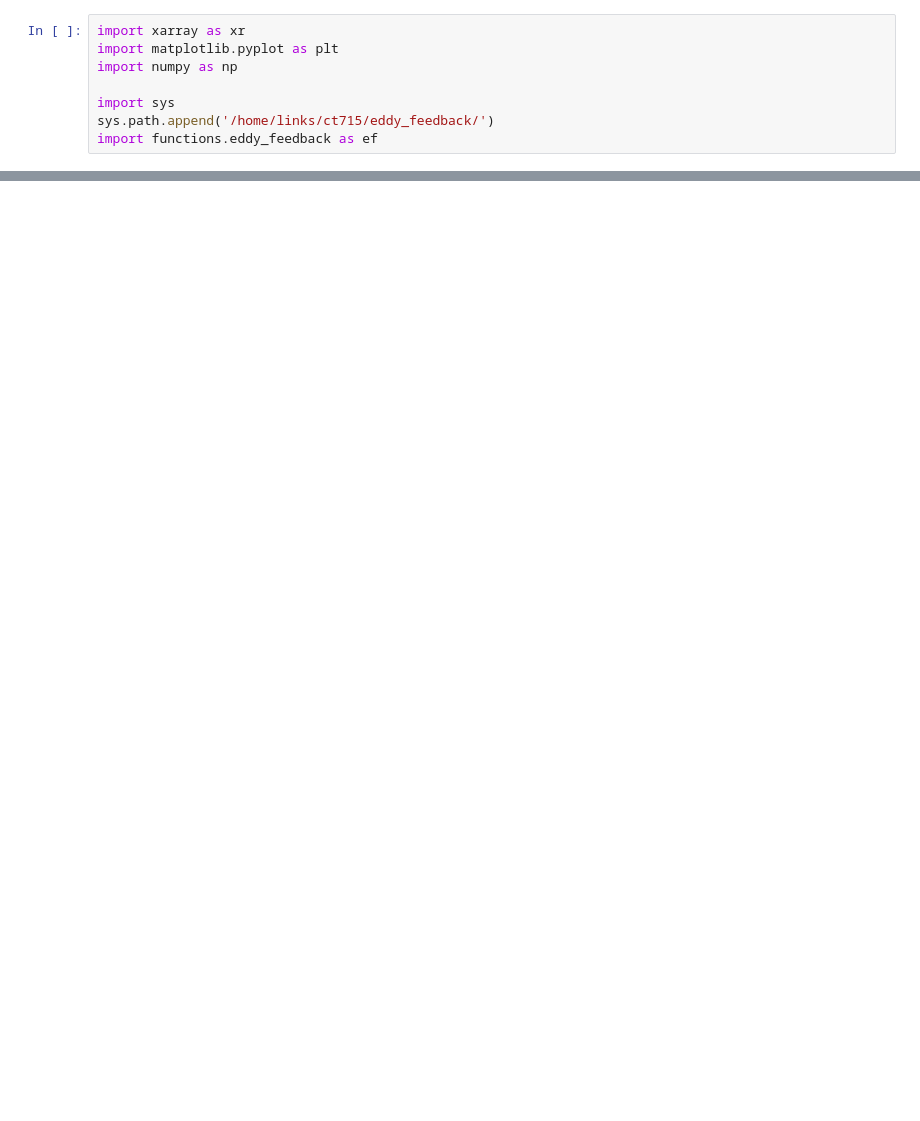
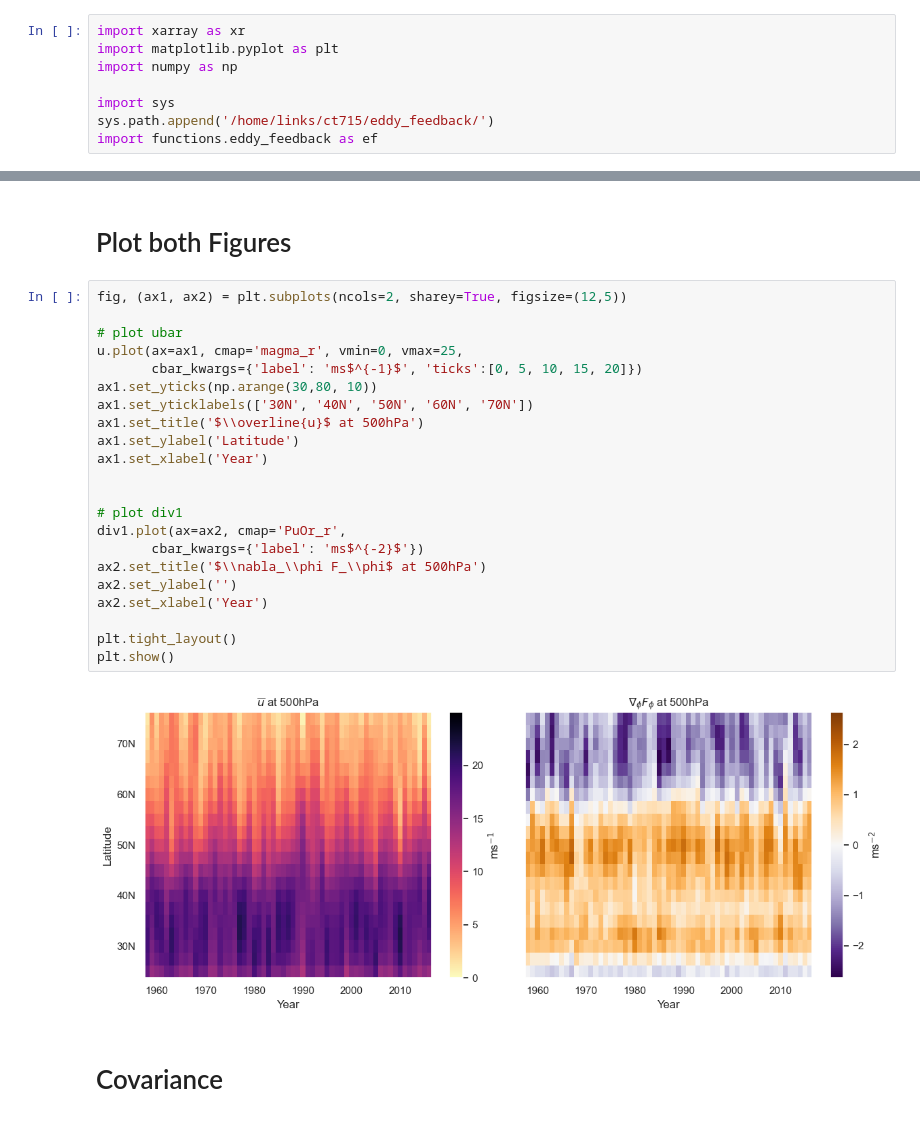
Before and after one commit to Caturrell/eddy_feedback, a Jupyter notebook: research/saffin/saffin.ipynb, the cells around one changed output, grey strips where cells are left out. Cells and saved outputs as stored; diff of their text form; blank space fills up the shorter version.

```diff
--- a/research/saffin/saffin.ipynb
+++ b/research/saffin/saffin.ipynb
@@ -54,0 +128,28 @@ Coordinates:
+# %% [markdown]
+# Plot both Figures
+# %%
+fig, (ax1, ax2) = plt.subplots(ncols=2, sharey=True, figsize=(12,5))
+
+# plot ubar
+u.plot(ax=ax1, cmap='magma_r', vmin=0, vmax=25,
+       cbar_kwargs={'label': 'ms$^{-1}$', 'ticks':[0, 5, 10, 15, 20]})
+ax1.set_yticks(np.arange(30,80, 10))
+ax1.set_yticklabels(['30N', '40N', '50N', '60N', '70N'])
+ax1.set_title('$\\overline{u}$ at 500hPa')
+ax1.set_ylabel('Latitude')
+ax1.set_xlabel('Year')
+
+
+# plot div1
+div1.plot(ax=ax2, cmap='PuOr_r',
+       cbar_kwargs={'label': 'ms$^{-2}$'})
+ax2.set_title('$\\nabla_\\phi F_\\phi$ at 500hPa')
+ax2.set_ylabel('')
+ax2.set_xlabel('Year')
+
+plt.tight_layout()
+plt.show()
+# %% [output]
+[figure, added]
+# %% [markdown]
+# Covariance
```
Also changed, not shown: parts of 10 cells of this notebook.
